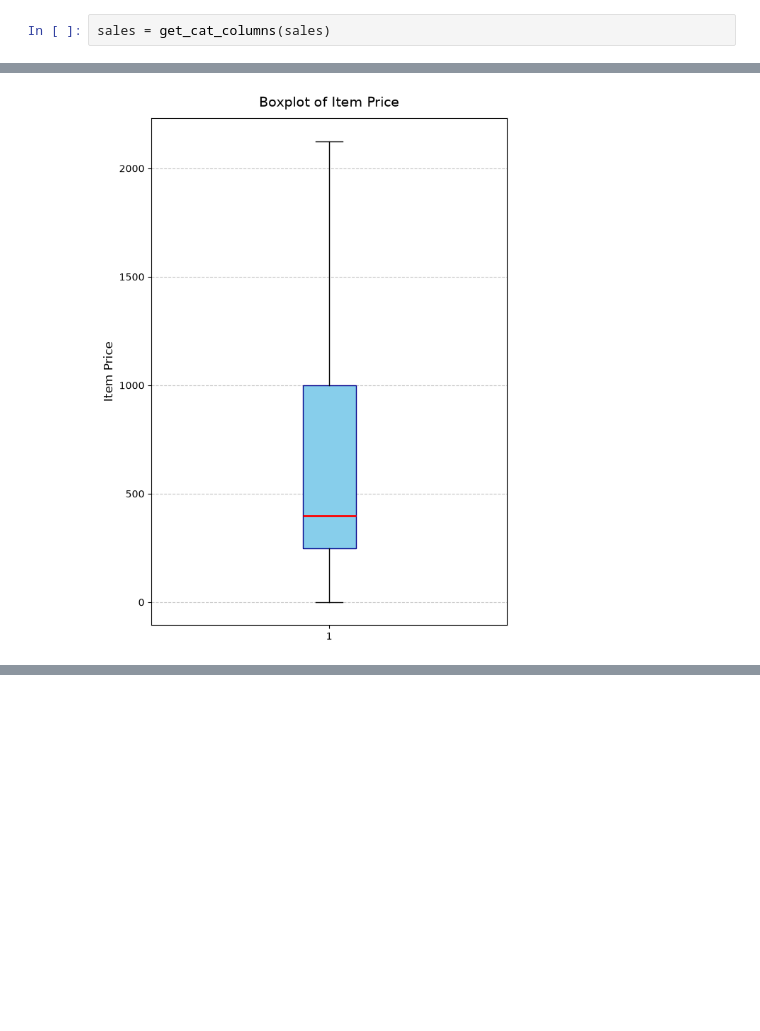
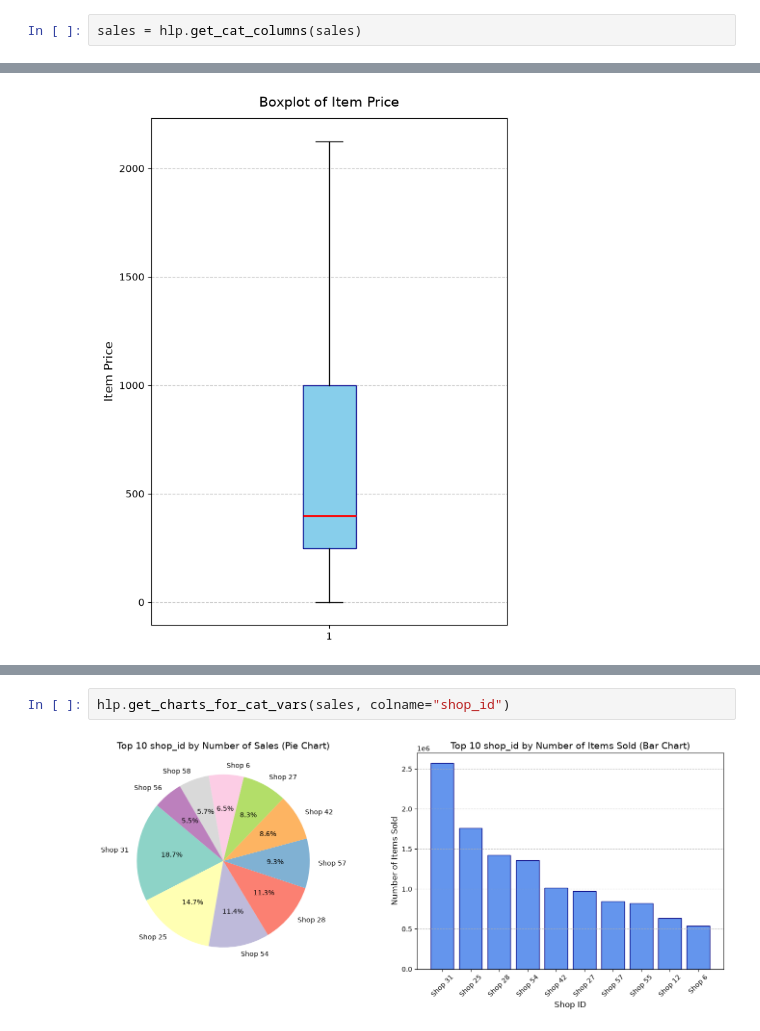
Before and after one commit to Dan23ws12/Kaggle-Predict-Future-Sales, a Jupyter notebook: src/exploratory_data_analysis.ipynb, the cells around one changed output, grey strips where cells are left out. Saved outputs shown, nothing was run; the diff lists cells and outputs as text; blank space fills up the shorter version.

```diff
--- a/src/exploratory_data_analysis.ipynb
+++ b/src/exploratory_data_analysis.ipynb
@@ -84,5 +21,5 @@ def get_cat_columns(df: pd.DataFrame) -> pd.DataFrame:
 # %%
-sales = get_cat_columns(sales)
+sales = hlp.get_cat_columns(sales)
 # %% [markdown]
 Basic Information
 # %%
@@ -202,0 +105,4 @@ plt.show()
+# %%
+hlp.get_charts_for_cat_vars(sales, colname="shop_id")
+# %% [output]
+[figure, added]
```
Also changed, not shown: parts of 9 cells of this notebook.
